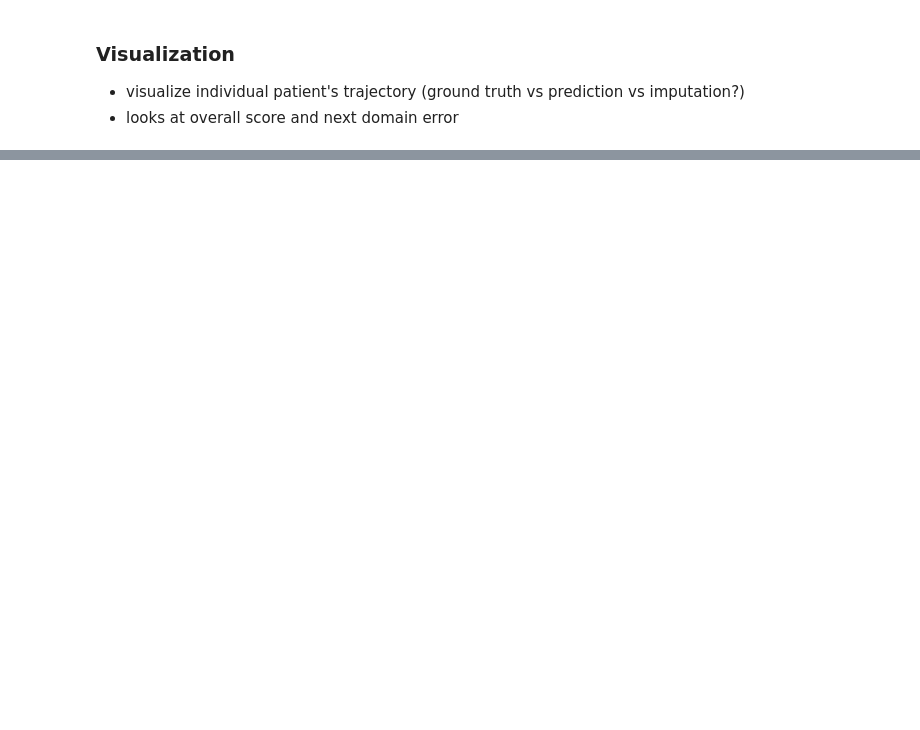
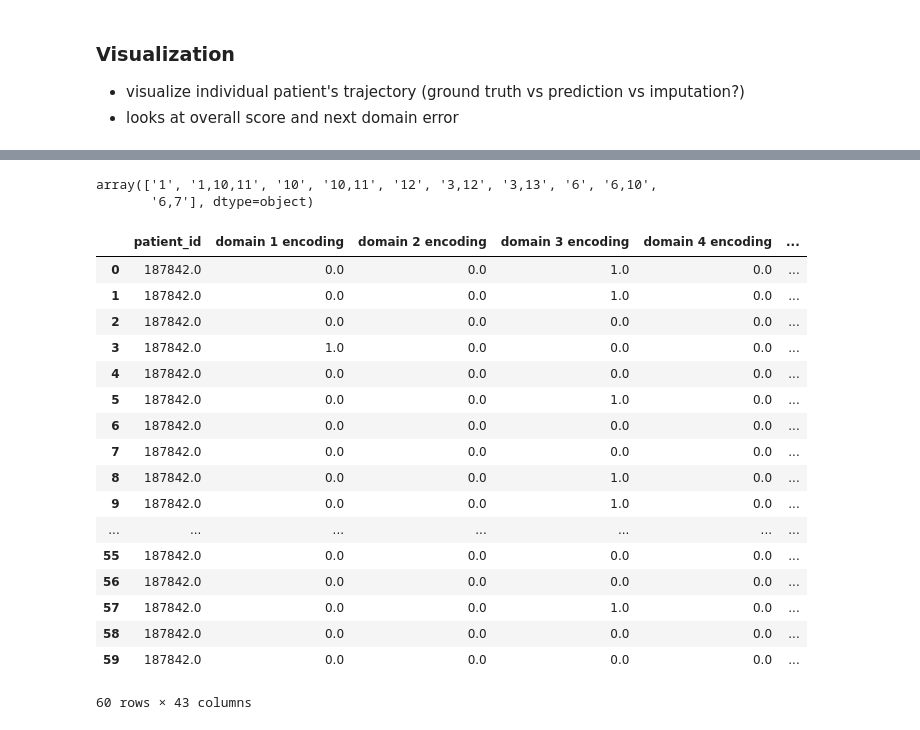
Before and after one commit to twchen88/ct_research, a Jupyter notebook: next_step_prediction.ipynb, the cells around one changed output, grey strips where cells are left out. Drawn from its saved outputs; the diff is of its cells as text; code cells hidden in the pictures; blank space fills up the shorter version.

```diff
--- a/next_step_prediction.ipynb
+++ b/next_step_prediction.ipynb
@@ -530,0 +457,26 @@ ValueError: The number of FixedLocator locations (21), usually from a call to se
+# %%
+np.unique(df[df.patient_id == pid]["domain_ids"])
+# %% [output]
+array(['1', '1,10,11', '10', '10,11', '12', '3,12', '3,13', '6', '6,10',
+       '6,7'], dtype=object)
+# %%
+create_training_data(df[df.patient_id == pid])
+# %% [output]
+|  | patient_id | domain 1 encoding | domain 2 encoding | domain 3 encoding | domain 4 encoding | ... |
+| 0 | 187842.0 | 0.0 | 0.0 | 1.0 | 0.0 | ... |
+| 1 | 187842.0 | 0.0 | 0.0 | 1.0 | 0.0 | ... |
+| 2 | 187842.0 | 0.0 | 0.0 | 0.0 | 0.0 | ... |
+| 3 | 187842.0 | 1.0 | 0.0 | 0.0 | 0.0 | ... |
+| 4 | 187842.0 | 0.0 | 0.0 | 0.0 | 0.0 | ... |
+| 5 | 187842.0 | 0.0 | 0.0 | 1.0 | 0.0 | ... |
+| 6 | 187842.0 | 0.0 | 0.0 | 0.0 | 0.0 | ... |
+| 7 | 187842.0 | 0.0 | 0.0 | 0.0 | 0.0 | ... |
+| 8 | 187842.0 | 0.0 | 0.0 | 1.0 | 0.0 | ... |
+| 9 | 187842.0 | 0.0 | 0.0 | 1.0 | 0.0 | ... |
+| ... | ... | ... | ... | ... | ... | ... |
+| 55 | 187842.0 | 0.0 | 0.0 | 0.0 | 0.0 | ... |
+| 56 | 187842.0 | 0.0 | 0.0 | 0.0 | 0.0 | ... |
+| 57 | 187842.0 | 0.0 | 0.0 | 1.0 | 0.0 | ... |
+| 58 | 187842.0 | 0.0 | 0.0 | 0.0 | 0.0 | ... |
+| 59 | 187842.0 | 0.0 | 0.0 | 0.0 | 0.0 | ... |
+60 rows × 43 columns
```
Also changed, not shown: parts of 33 cells of this notebook.
